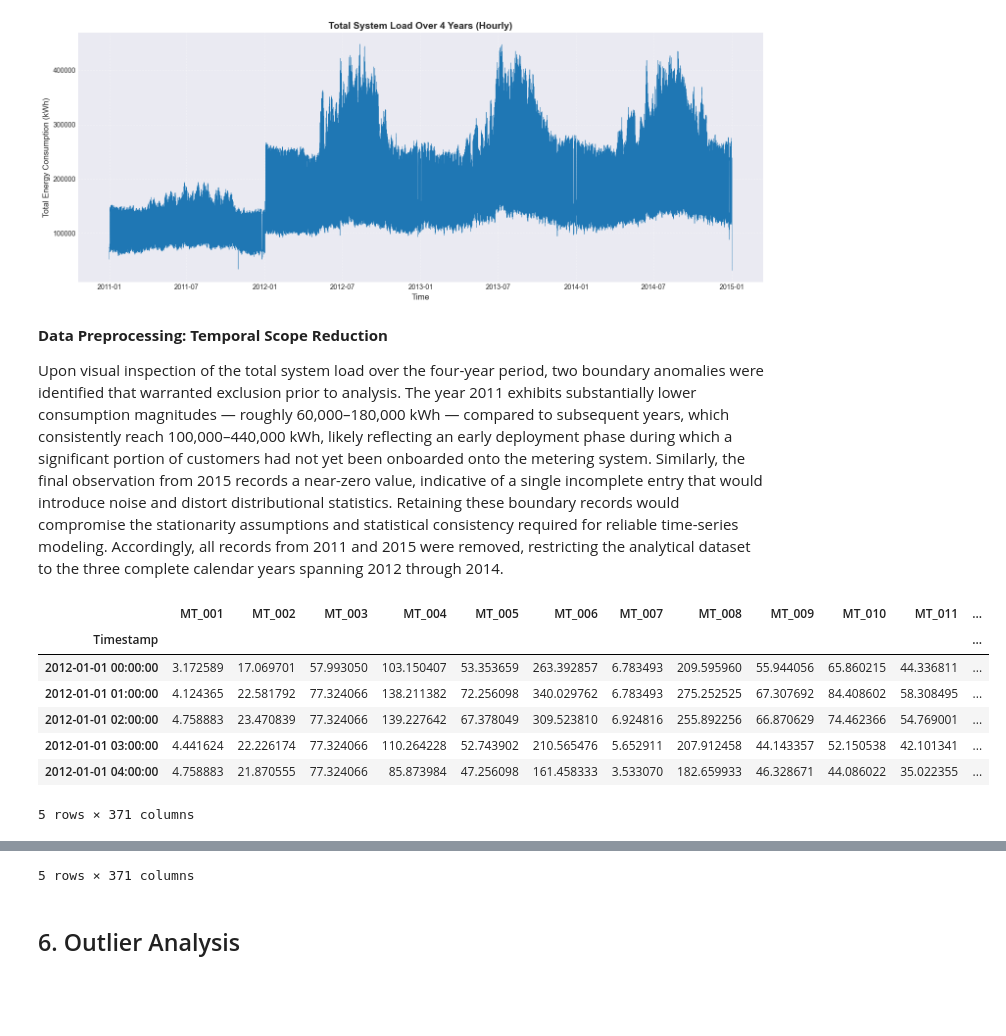
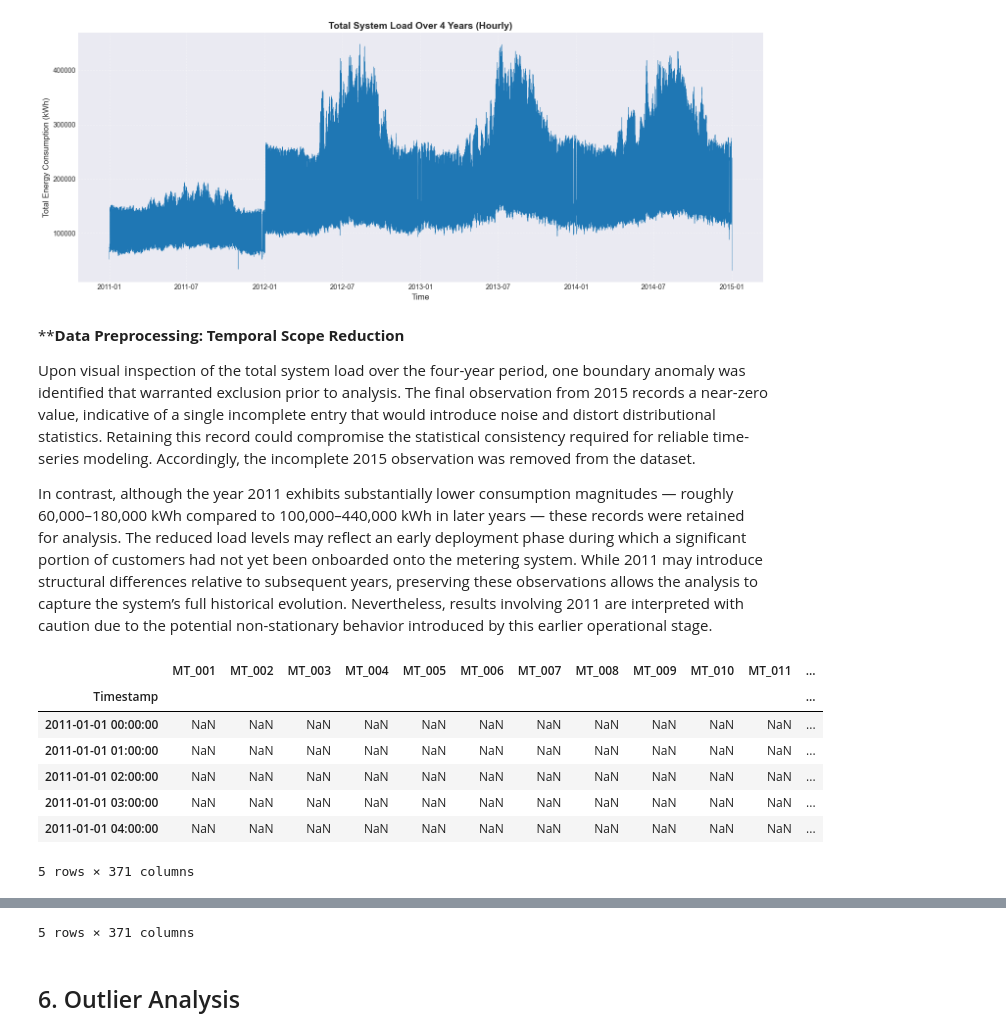
Before and after one commit to Dai-Nguyen1506/Electricity-Load-Diagrams, a Jupyter notebook: notebooks/03_preprocessing.ipynb, the cells around one changed output, grey strips where cells are left out. Cells and saved outputs as stored; diff of their text form; code cells hidden in the pictures; blank space fills up the shorter version.

```diff
--- a/notebooks/03_preprocessing.ipynb
+++ b/notebooks/03_preprocessing.ipynb
@@ -325,26 +325,25 @@ plt.show()
 # %% [output]
 [figure]
 # %% [markdown]
-**Data Preprocessing: Temporal Scope Reduction**
+****Data Preprocessing: Temporal Scope Reduction**
 
-Upon visual inspection of the total system load over the four-year period, two boundary anomalies were identified that warranted exclusion prior to analysis. The year 2011 exhibits substantially lower consumption magnitudes — roughly 60,000–180,000 kWh — compared to subsequent years, which consistently reach 100,000–440,000 kWh, likely reflecting an early deployment phase during which a significant portion of customers had not yet been onboarded onto the metering system. Similarly, the final observation from 2015 records a near-zero value, indicative of a single incomplete entry that would introduce noise and distort distributional statistics. Retaining these boundary records would compromise the stationarity assumptions and statistical consistency required for reliable time-series modeling. Accordingly, all records from 2011 and 2015 were removed, restricting the analytical dataset to the three complete calendar years spanning 2012 through 2014.
+Upon visual inspection of the total system load over the four-year period, one boundary anomaly was identified that warranted exclusion prior to analysis. The final observation from 2015 records a near-zero value, indicative of a single incomplete entry that would introduce noise and distort distributional statistics. Retaining this record could compromise the statistical consistency required for reliable time-series modeling. Accordingly, the incomplete 2015 observation was removed from the dataset.
+
+In contrast, although the year 2011 exhibits substantially lower consumption magnitudes — roughly 60,000–180,000 kWh compared to 100,000–440,000 kWh in later years — these records were retained for analysis. The reduced load levels may reflect an early deployment phase during which a significant portion of customers had not yet been onboarded onto the metering system. While 2011 may introduce structural differences relative to subsequent years, preserving these observations allows the analysis to capture the system’s full historical evolution. Nevertheless, results involving 2011 are interpreted with caution due to the potential non-stationary behavior introduced by this earlier operational stage.
 # %%
 # Remove the first day of 2015
 df_hourly = df_hourly[df_hourly.index < "2015-01-01"]
 
-# Keep only data from 2012 onwards
-df_hourly = df_hourly.loc["2012":]
-
 display(df_hourly.head())
 display(df_hourly.tail())
 # %% [output]
 |  | MT_001 | MT_002 | MT_003 | MT_004 | MT_005 | MT_006 | MT_007 | MT_008 | MT_009 | MT_010 | MT_011 | ... |
 | Timestamp |  |  |  |  |  |  |  |  |  |  |  | ... |
-| 2012-01-01 00:00:00 | 3.172589 | 17.069701 | 57.993050 | 103.150407 | 53.353659 | 263.392857 | 6.783493 | 209.595960 | 55.944056 | 65.860215 | 44.336811 | ... |
-| 2012-01-01 01:00:00 | 4.124365 | 22.581792 | 77.324066 | 138.211382 | 72.256098 | 340.029762 | 6.783493 | 275.252525 | 67.307692 | 84.408602 | 58.308495 | ... |
-| 2012-01-01 02:00:00 | 4.758883 | 23.470839 | 77.324066 | 139.227642 | 67.378049 | 309.523810 | 6.924816 | 255.892256 | 66.870629 | 74.462366 | 54.769001 | ... |
-| 2012-01-01 03:00:00 | 4.441624 | 22.226174 | 77.324066 | 110.264228 | 52.743902 | 210.565476 | 5.652911 | 207.912458 | 44.143357 | 52.150538 | 42.101341 | ... |
-| 2012-01-01 04:00:00 | 4.758883 | 21.870555 | 77.324066 | 85.873984 | 47.256098 | 161.458333 | 3.533070 | 182.659933 | 46.328671 | 44.086022 | 35.022355 | ... |
+| 2011-01-01 00:00:00 | NaN | NaN | NaN | NaN | NaN | NaN | NaN | NaN | NaN | NaN | NaN | ... |
+| 2011-01-01 01:00:00 | NaN | NaN | NaN | NaN | NaN | NaN | NaN | NaN | NaN | NaN | NaN | ... |
+| 2011-01-01 02:00:00 | NaN | NaN | NaN | NaN | NaN | NaN | NaN | NaN | NaN | NaN | NaN | ... |
+| 2011-01-01 03:00:00 | NaN | NaN | NaN | NaN | NaN | NaN | NaN | NaN | NaN | NaN | NaN | ... |
+| 2011-01-01 04:00:00 | NaN | NaN | NaN | NaN | NaN | NaN | NaN | NaN | NaN | NaN | NaN | ... |
 5 rows × 371 columns
 |  | MT_001 | MT_002 | MT_003 | MT_004 | MT_005 | MT_006 | MT_007 | MT_008 | MT_009 | MT_010 | MT_011 | ... |
 | Timestamp |  |  |  |  |  |  |  |  |  |  |  | ... |
```
Also changed, not shown: parts of 7 cells of this notebook.
